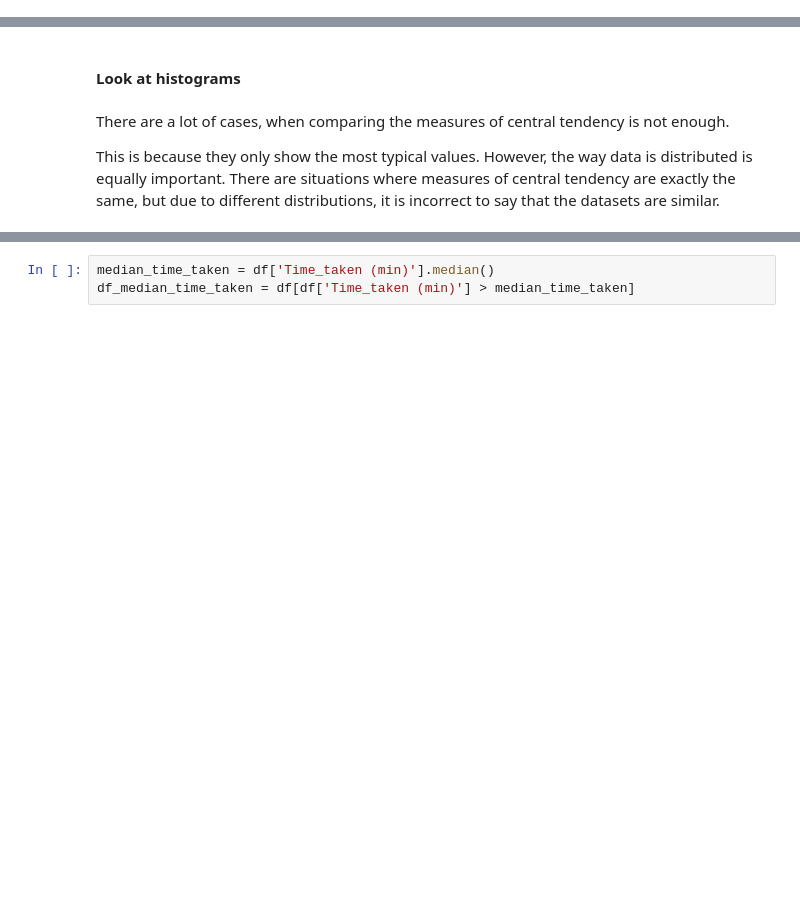
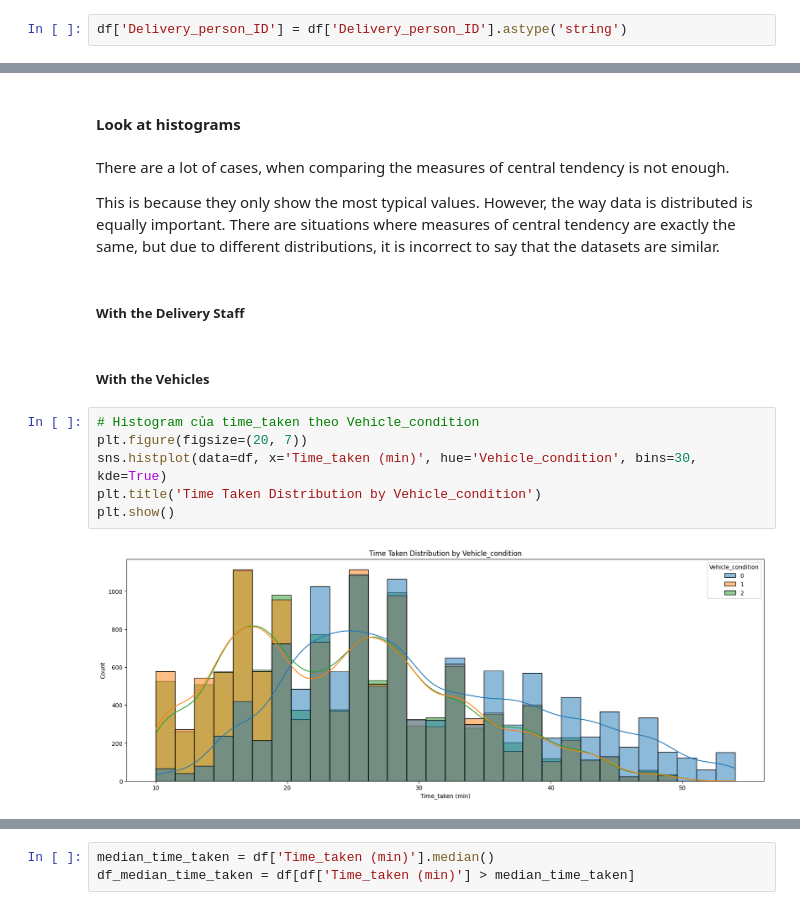
Before and after one commit to huynhvu0911/FinalProject_DeliveryOperation, a Jupyter notebook: DeliveryOperation.ipynb, the cells around one changed output, grey strips where cells are left out. Drawn from its saved outputs; the diff is of its cells as text; blank space fills up the shorter version.

```diff
--- a/DeliveryOperation.ipynb
+++ b/DeliveryOperation.ipynb
@@ -86,3 +86,5 @@ memory usage: 6.3+ MB
+# %%
+df['Delivery_person_ID'] = df['Delivery_person_ID'].astype('string')
 # %%
 list_col_name = ['Weather_conditions','Vehicle_condition','Road_traffic_density','Type_of_vehicle','Type_of_order','Festival','City']
 df[list_col_name] = df[list_col_name].astype('string')
@@ -365,3 +367,15 @@ compare_tip_dynamic_dimension("City")
 There are a lot of cases, when comparing the measures of central tendency is not enough.
 
 This is because they only show the most typical values. However, the way data is distributed is equally important. There are situations where measures of central tendency are exactly the same, but due to different distributions, it is incorrect to say that the datasets are similar.
+# %% [markdown]
+##### With the Delivery Staff
+# %% [markdown]
+##### With the Vehicles
+# %%
+# Histogram của time_taken theo Vehicle_condition
+plt.figure(figsize=(20, 7))
+sns.histplot(data=df, x='Time_taken (min)', hue='Vehicle_condition', bins=30, kde=True)
+plt.title('Time Taken Distribution by Vehicle_condition')
+plt.show()
+# %% [output]
+[figure, added]
```
Also changed, not shown: parts of 24 cells of this notebook.
